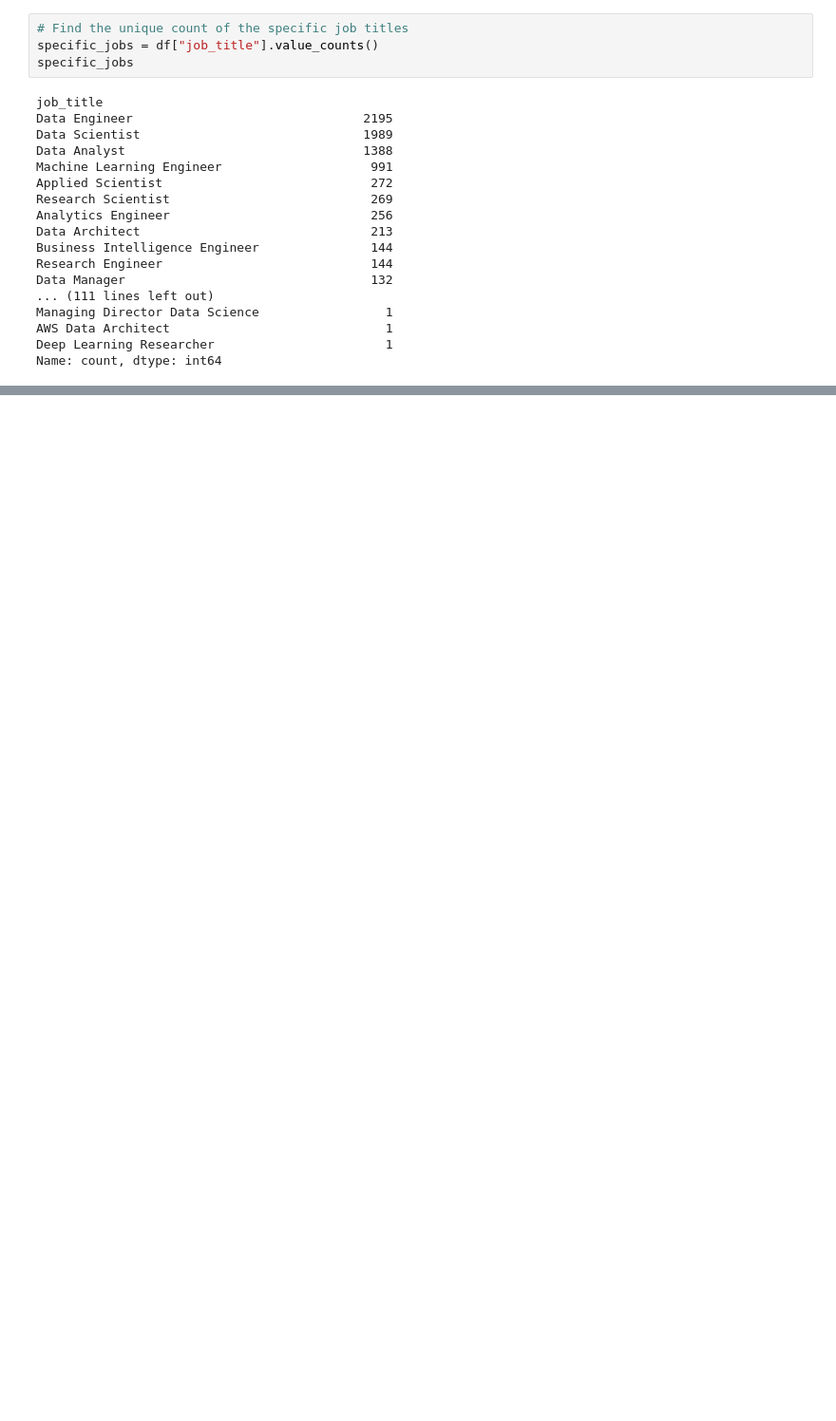
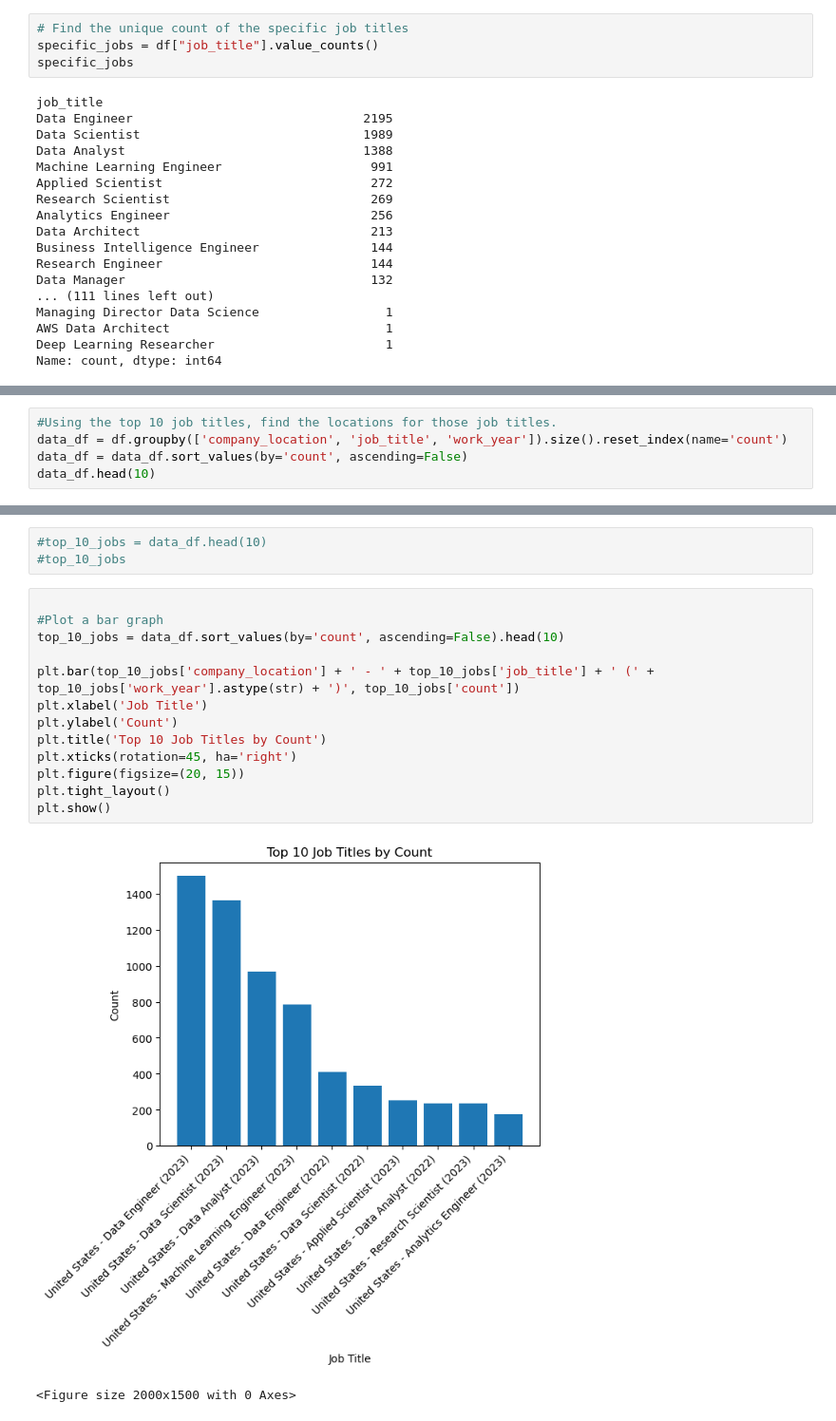
Before and after one commit to chonyeagoro/Project_-1, a Jupyter notebook: Jobs_salaries.ipynb, the cells around one changed output, grey strips where cells are left out. Shown at 95% size. Drawn from its saved outputs; the diff is of its cells as text; blank space fills up the shorter version.

```diff
--- a/Jobs_salaries.ipynb
+++ b/Jobs_salaries.ipynb
@@ -105,0 +128,5 @@ KeyError: 'count'
+# %%
+#Using the top 10 job titles, find the locations for those job titles.
+data_df = df.groupby(['company_location', 'job_title', 'work_year']).size().reset_index(name='count')
+data_df = data_df.sort_values(by='count', ascending=False)
+data_df.head(10)
@@ -105,0 +145,19 @@ KeyError: 'count'
+# %%
+#top_10_jobs = data_df.head(10)
+#top_10_jobs
+# %%
+
+#Plot a bar graph
+top_10_jobs = data_df.sort_values(by='count', ascending=False).head(10)
+
+plt.bar(top_10_jobs['company_location'] + ' - ' + top_10_jobs['job_title'] + ' (' + top_10_jobs['work_year'].astype(str) + ')', top_10_jobs['count'])
+plt.xlabel('Job Title')
+plt.ylabel('Count')
+plt.title('Top 10 Job Titles by Count')
+plt.xticks(rotation=45, ha='right')
+plt.figure(figsize=(20, 15))
+plt.tight_layout()
+plt.show()
+# %% [output]
+[figure, added]
+<Figure size 2000x1500 with 0 Axes>
```
Also changed, not shown: parts of 5 cells of this notebook.
